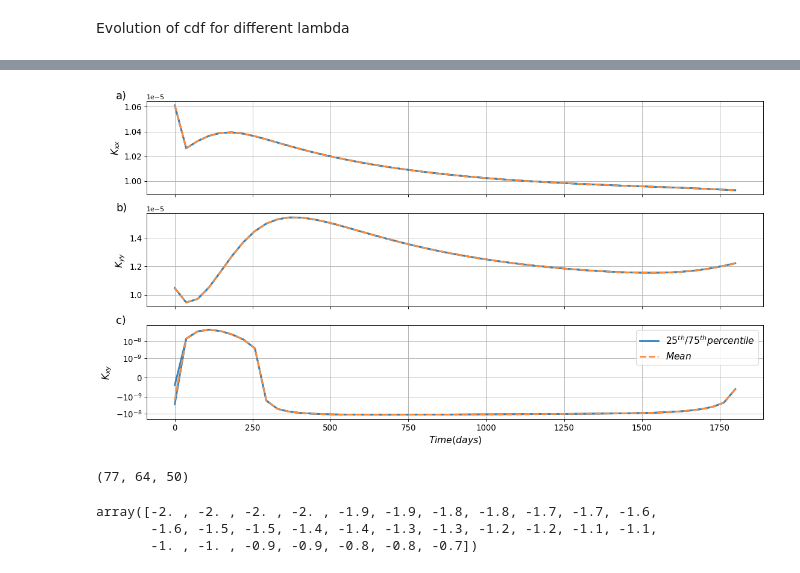
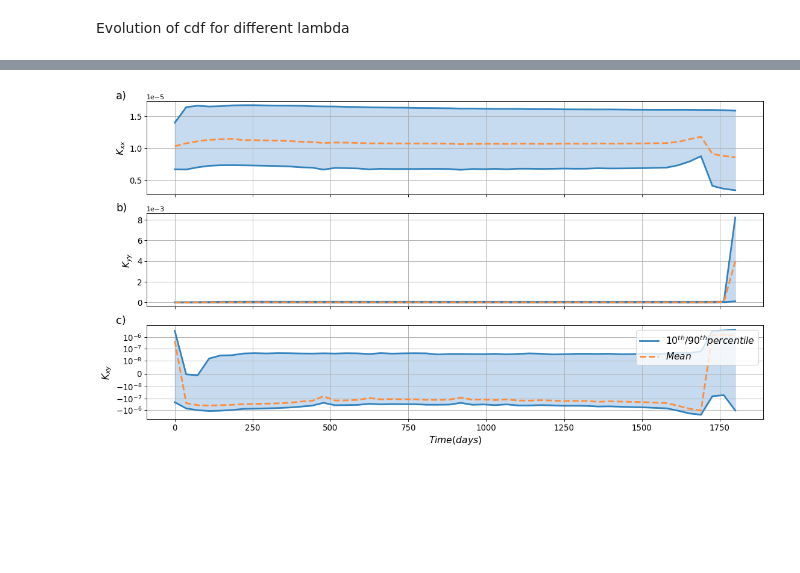
Before and after one commit to dbelivanis/Information-Theory-2, a Jupyter notebook: Optimization/check.ipynb, the cells around one changed output, grey strips where cells are left out. Saved outputs shown, nothing was run; the diff lists cells and outputs as text; code cells hidden in the pictures; blank space fills up the shorter version.

```diff
--- a/Optimization/check.ipynb
+++ b/Optimization/check.ipynb
@@ -244,11 +223,11 @@ def plot_k(t,k,p,epoch):
     b_perc =df_perc
 
     plt.fill_between(t,b_perc[:,0],b_perc[:,2],color=cm.get_cmap('tab20c')(3))
-    plt.plot(t,b_perc[:,0], linewidth=2.5,label=r'$25^{th} / 75^{th}   percentile$',color=cm.get_cmap('tab20c')(0))
+    plt.plot(t,b_perc[:,0], linewidth=2.5,label=r'$10^{th} / 90^{th}   percentile$',color=cm.get_cmap('tab20c')(0))
     plt.plot(t,b_perc[:,2], linewidth=2.5,color=cm.get_cmap('tab20c')(0))
     plt.plot(t,df_mean,linewidth=2.5,label=r'$Mean$',ls='--',color=cm.get_cmap('tab20c')(5))
 # %%
-epoch = 1
+epoch = 57
 t = np.linspace(0,1800,N_steps)
 # %%
 my_dpi = 80
@@ -263,42 +242,32 @@ plt.grid()
 plt.ticklabel_format(axis="y", style="sci", scilimits=(0,0))
 ax1.text(-0.05, 1.02, 'a)', transform=ax1.transAxes,size=16)
 plt.setp(ax1.get_xticklabels(), visible=False)
 plt.ylabel(r'$K_{xx}$', fontsize= 14)
 
 
 ax2 = plt.subplot(312)
 plot_k(t,k_y,p,epoch)
 plt.yscale('linear')
 plt.tick_params(axis='y',which='both', labelsize=12)
 plt.grid()
 plt.ticklabel_format(axis="y", style="sci", scilimits=(0,0))
 ax2.text(-0.05, 1.02, 'b)', transform=ax2.transAxes,size=16)
 plt.setp(ax2.get_xticklabels(), visible=False)
 plt.ylabel(r'$K_{yy}$', fontsize= 14)
 
 
 ax3 = plt.subplot(313)
 plot_k(t,k_xy,p,epoch)
-plt.yscale('symlog', linthreshy=1e-9)
+plt.yscale('symlog', linthreshy=1e-8)
 plt.tick_params(axis='y',which='both', labelsize=12)
 plt.tick_params(axis='x',which='both', labelsize=12)
 plt.legend(loc=1, fontsize= 14)
 plt.grid()
 ax3.text(-0.05, 1.02, 'c)', transform=ax3.transAxes,size=16)
 plt.ylabel(r'$K_{xy}$', fontsize= 14)
 
 plt.xlabel(r'$Time (days)$', fontsize= 14)
 
 plt.savefig('./../../../plots/2d_k_evo_paper.pdf', bbox_inches='tight',dpi=my_dpi)
 # %% [output]
-[figure, old version]
+[figure, new version]
-# %%
-k_xy.shape
-# %% [output]
-(77, 64, 50)
-# %%
-lam
-# %% [output]
-array([-2. , -2. , -2. , -2. , -1.9, -1.9, -1.8, -1.8, -1.7, -1.7, -1.6,
-       -1.6, -1.5, -1.5, -1.4, -1.4, -1.3, -1.3, -1.2, -1.2, -1.1, -1.1,
-       -1. , -1. , -0.9, -0.9, -0.8, -0.8, -0.7])
```
Also changed, not shown: parts of 12 cells of this notebook, 5 other files.
